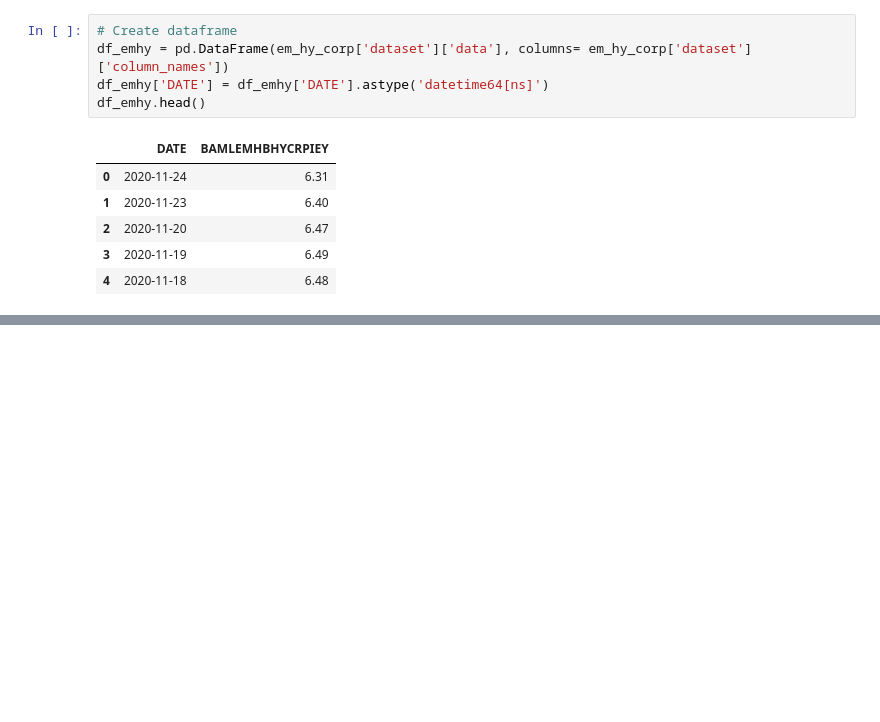
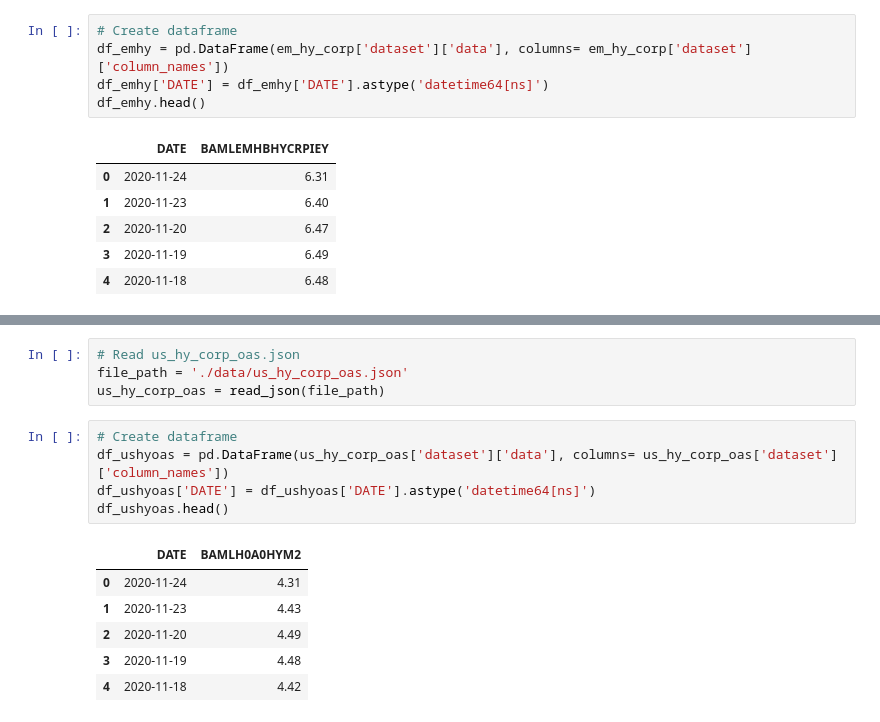
Before and after one commit to AmitSamra/Bonds, a Jupyter notebook: bonds.ipynb, the cells around one changed output, grey strips where cells are left out. Saved outputs shown, nothing was run; the diff lists cells and outputs as text; blank space fills up the shorter version.

```diff
--- a/bonds.ipynb
+++ b/bonds.ipynb
@@ -147,0 +177,16 @@ plt.show()
+# %%
+# Read us_hy_corp_oas.json
+file_path = './data/us_hy_corp_oas.json'
+us_hy_corp_oas = read_json(file_path)
+# %%
+# Create dataframe
+df_ushyoas = pd.DataFrame(us_hy_corp_oas['dataset']['data'], columns= us_hy_corp_oas['dataset']['column_names'])
+df_ushyoas['DATE'] = df_ushyoas['DATE'].astype('datetime64[ns]')
+df_ushyoas.head()
+# %% [output]
+|  | DATE | BAMLH0A0HYM2 |
+| 0 | 2020-11-24 | 4.31 |
+| 1 | 2020-11-23 | 4.43 |
+| 2 | 2020-11-20 | 4.49 |
+| 3 | 2020-11-19 | 4.48 |
+| 4 | 2020-11-18 | 4.42 |
```
Also changed, not shown: parts of 15 cells of this notebook.
